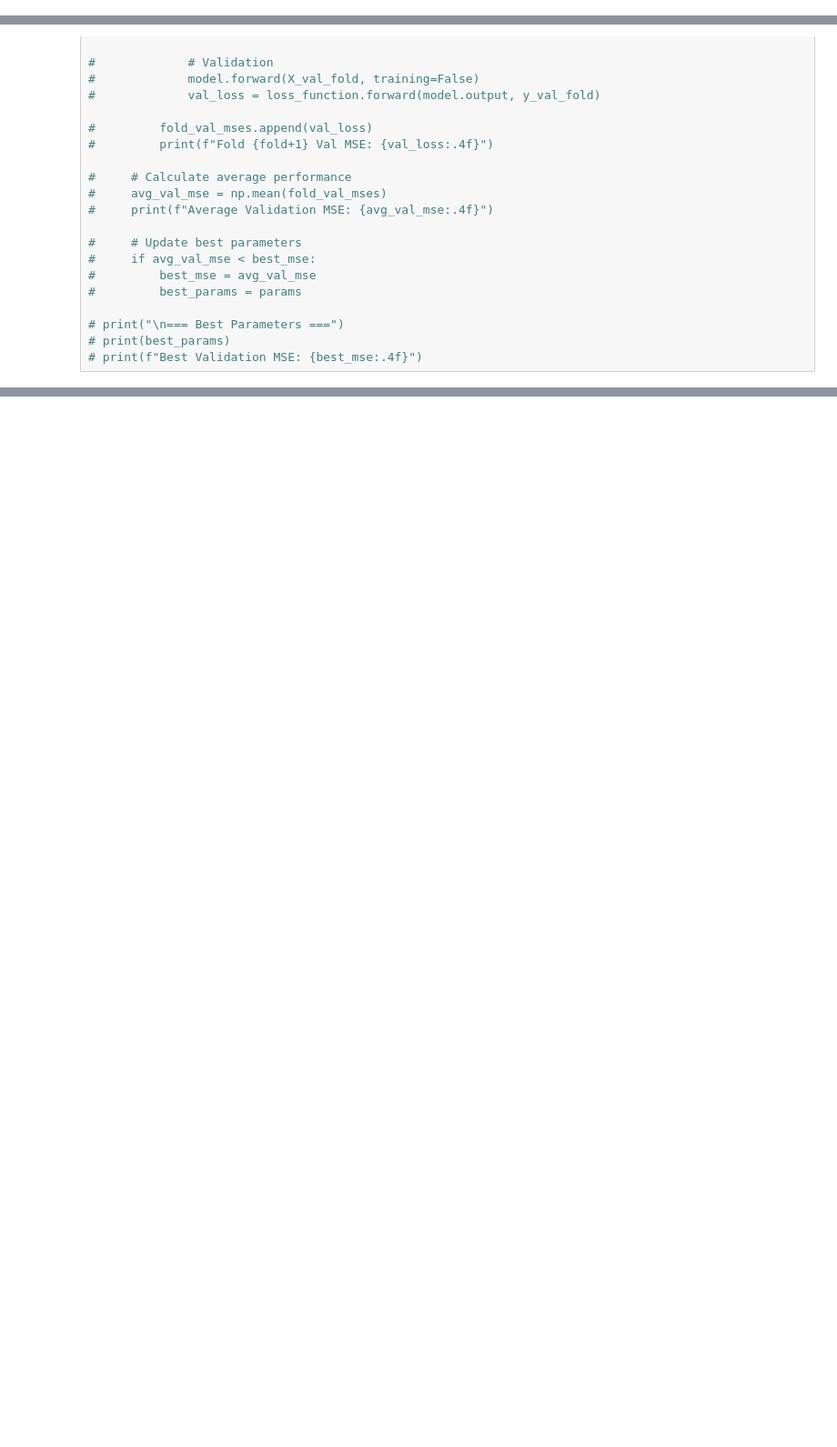
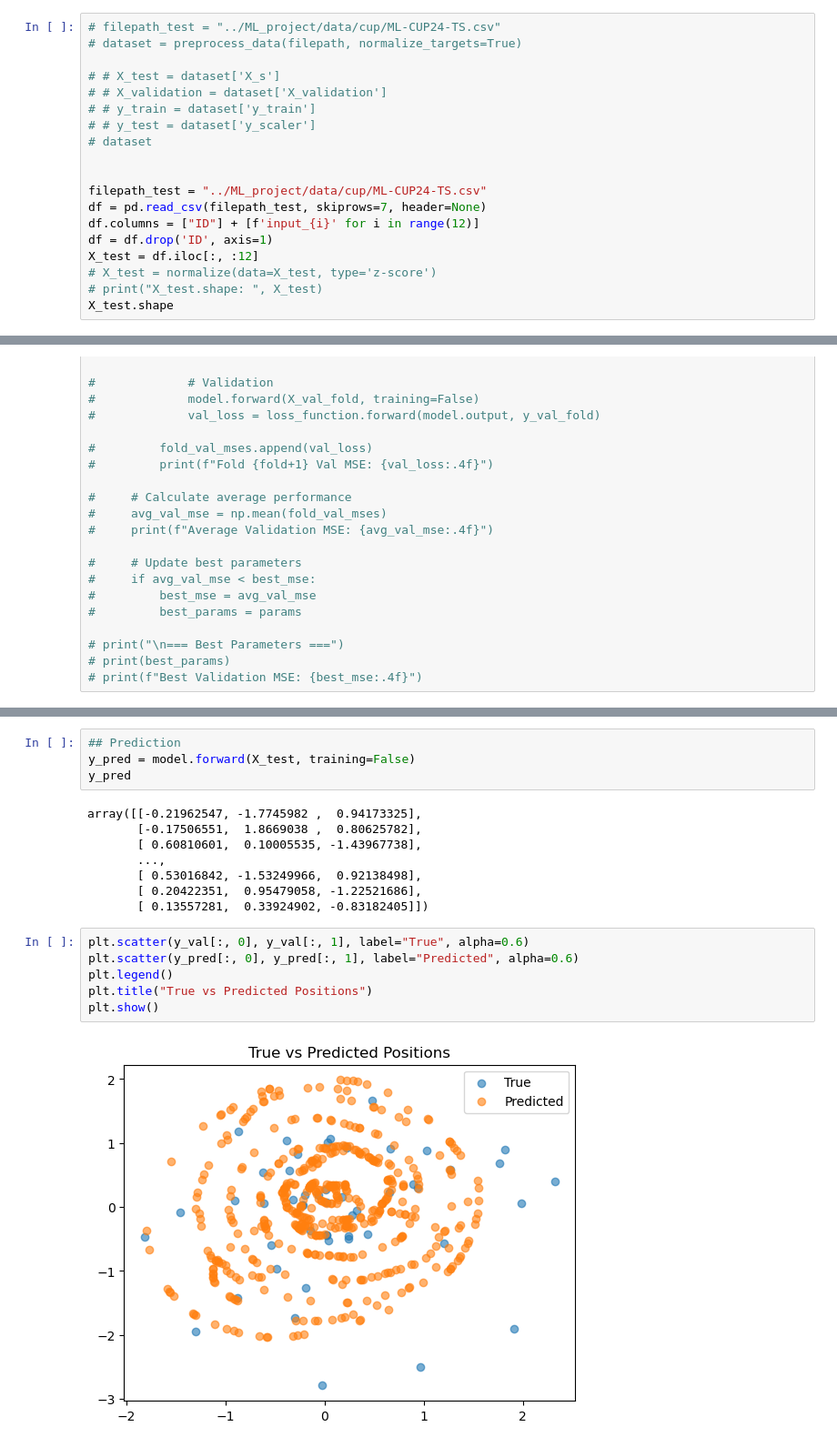
Before and after one commit to Mostafa772/ML_project, a Jupyter notebook: baseline_cup.ipynb, the cells around one changed output, grey strips where cells are left out. Shown at 91% size. Cells and saved outputs as stored; diff of their text form; blank space fills up the shorter version.

```diff
--- a/baseline_cup.ipynb
+++ b/baseline_cup.ipynb
@@ -42,0 +235,19 @@ X_test.shape:  (500, 12)
+# %%
+# filepath_test = "../ML_project/data/cup/ML-CUP24-TS.csv"
+# dataset = preprocess_data(filepath, normalize_targets=True)
+
+# # X_test = dataset['X_s']
+# # X_validation = dataset['X_validation']
+# # y_train = dataset['y_train']
+# # y_test = dataset['y_scaler']
+# dataset
+
+
+filepath_test = "../ML_project/data/cup/ML-CUP24-TS.csv"
+df = pd.read_csv(filepath_test, skiprows=7, header=None)
+df.columns = ["ID"] + [f'input_{i}' for i in range(12)]
+df = df.drop('ID', axis=1)
+X_test = df.iloc[:, :12]
+# X_test = normalize(data=X_test, type='z-score')
+# print("X_test.shape: ", X_test)
+X_test.shape
@@ -454,0 +1098,20 @@ predictions
+# %%
+## Prediction
+y_pred = model.forward(X_test, training=False)
+y_pred
+# %% [output]
+array([[-0.21962547, -1.7745982 ,  0.94173325],
+       [-0.17506551,  1.8669038 ,  0.80625782],
+       [ 0.60810601,  0.10005535, -1.43967738],
+       ...,
+       [ 0.53016842, -1.53249966,  0.92138498],
+       [ 0.20422351,  0.95479058, -1.22521686],
+       [ 0.13557281,  0.33924902, -0.83182405]])
+# %%
+plt.scatter(y_val[:, 0], y_val[:, 1], label="True", alpha=0.6)
+plt.scatter(y_pred[:, 0], y_pred[:, 1], label="Predicted", alpha=0.6)
+plt.legend()
+plt.title("True vs Predicted Positions")
+plt.show()
+# %% [output]
+[figure, added]
```
Also changed, not shown: parts of 31 cells of this notebook, 10 other files.
